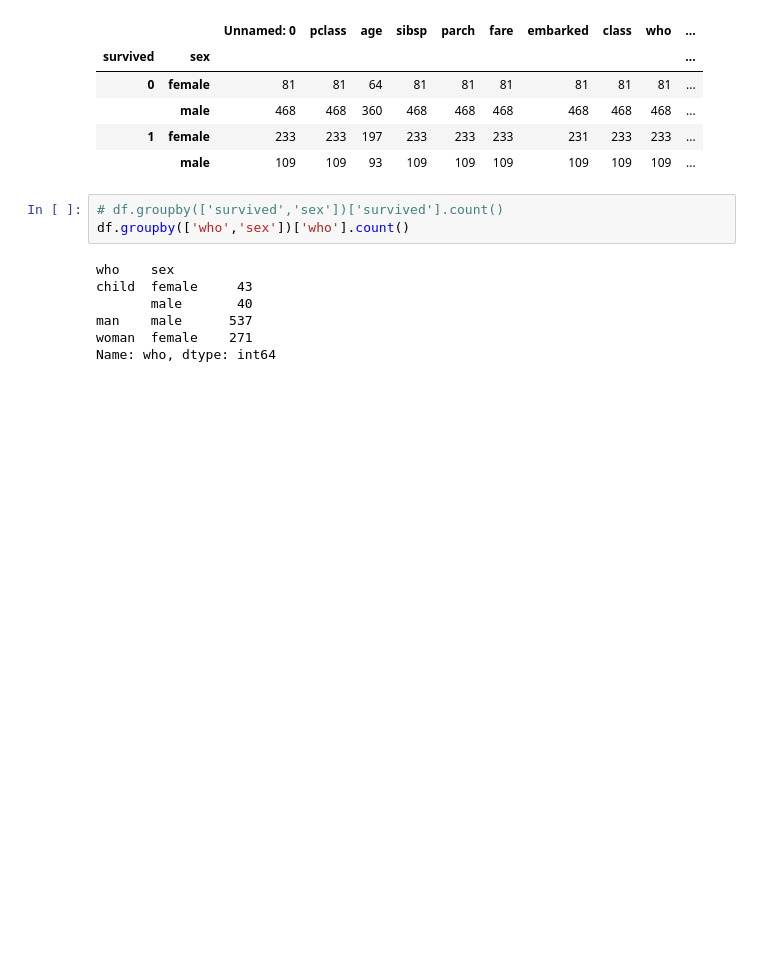
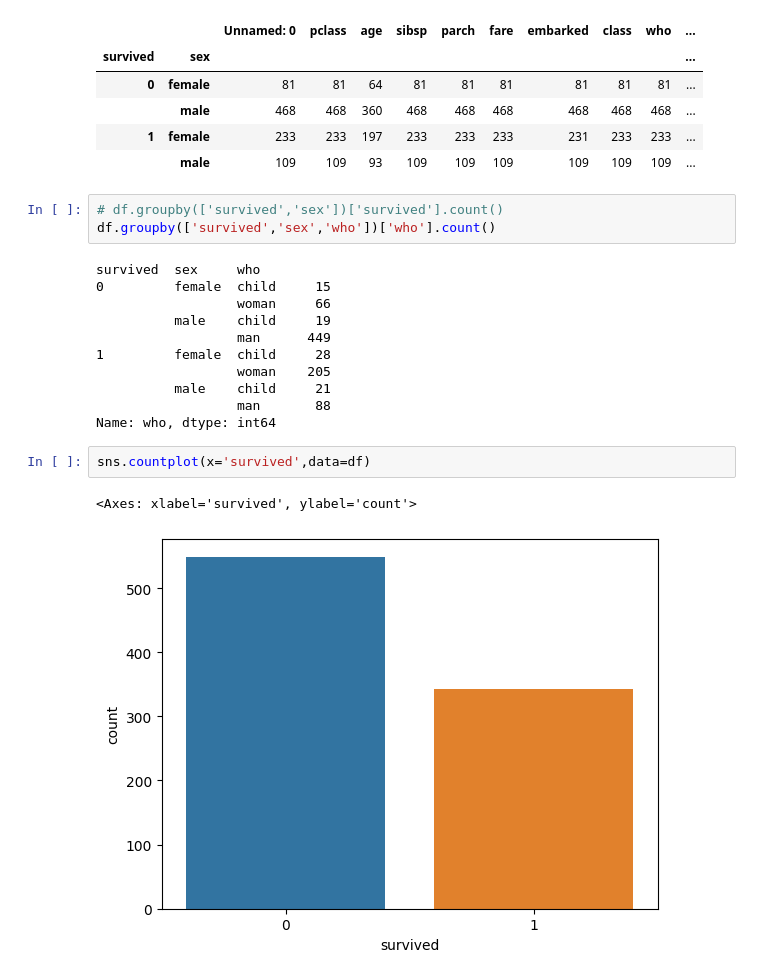
Before and after one commit to UzairHussain193/DataScience_with_Python, a Jupyter notebook: Chilla_2023/Pandas_D9/pandas_09.ipynb, the cells around one changed output. Cells and saved outputs as stored; diff of their text form; blank space fills up the shorter version.

```diff
--- a/Chilla_2023/Pandas_D9/pandas_09.ipynb
+++ b/Chilla_2023/Pandas_D9/pandas_09.ipynb
@@ -273,11 +273,20 @@ df.groupby(['survived','sex']).count()
 |  | male | 109 | 109 | 93 | 109 | 109 | 109 | 109 | 109 | 109 | ... |
 # %%
 # df.groupby(['survived','sex'])['survived'].count()
-df.groupby(['who','sex'])['who'].count()
+df.groupby(['survived','sex','who'])['who'].count()
 # %% [output]
-who    sex
-child  female     43
-       male       40
-man    male      537
-woman  female    271
+survived  sex     who
+0         female  child     15
+                  woman     66
+          male    child     19
+                  man      449
+1         female  child     28
+                  woman    205
+          male    child     21
+                  man       88
 Name: who, dtype: int64
+# %%
+sns.countplot(x='survived',data=df)
+# %% [output]
+<Axes: xlabel='survived', ylabel='count'>
+[figure, added]
```
Also changed, not shown: parts of 2 cells of this notebook.
